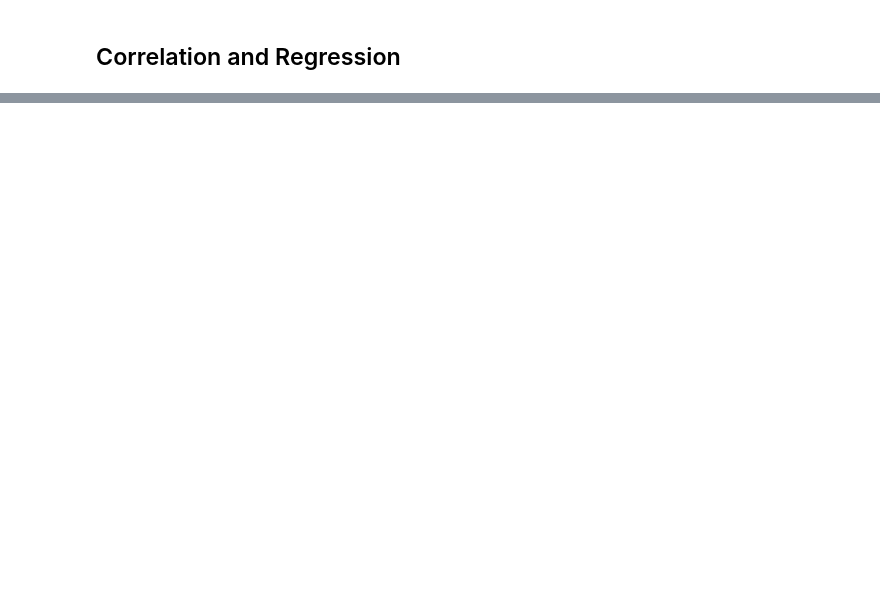
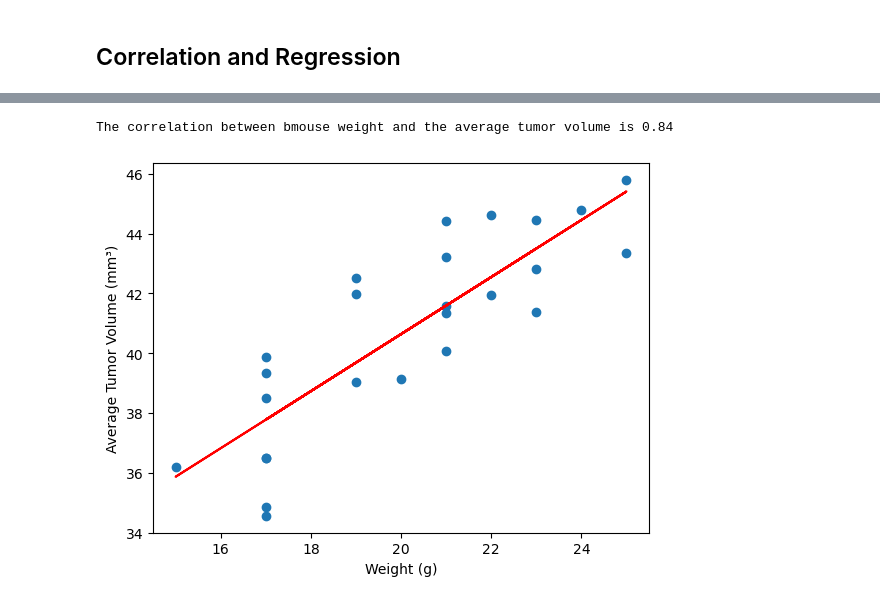
Before and after one commit to Angelinamurdock/matplotlib-challenge, a Jupyter notebook: Pymaceuticals/pymaceuticals_final.ipynb, the cells around one changed output, grey strips where cells are left out. Saved outputs shown, nothing was run; the diff lists cells and outputs as text; code cells hidden in the pictures; blank space fills up the shorter version.

```diff
--- a/Pymaceuticals/pymaceuticals_final.ipynb
+++ b/Pymaceuticals/pymaceuticals_final.ipynb
@@ -265,0 +285,20 @@ The correlation between mouse weight and the average tumor volume is 0.84
+# %%
+# Calculate the correlation coefficient and a linear regression model
+# for mouse weight and average observed tumor volume for the entire Capomulin regimen
+correlation = st.pearsonr(mouse_weights,avg_tumor_vol)
+
+plt.scatter(mouse_weights, avg_tumor_vol)
+plt.xlabel('Weight (g)')
+plt.ylabel('Average Tumor Volume (mm³)')
+
+# Perform linear regression to get the line of best fit
+slope, intercept, r_value, p_value, std_err = st.linregress(mouse_weights, avg_tumor_vol)
+
+# Add regression line
+plt.plot(mouse_weights, slope * mouse_weights + intercept, color='red')
+
+print(f"The correlation between bmouse weight and the average tumor volume is {round(correlation[0],2)}")
+plt.show()
+# %% [output]
+The correlation between bmouse weight and the average tumor volume is 0.84
+[figure, added]
```
Also changed, not shown: parts of 8 cells of this notebook, 5 other files.
